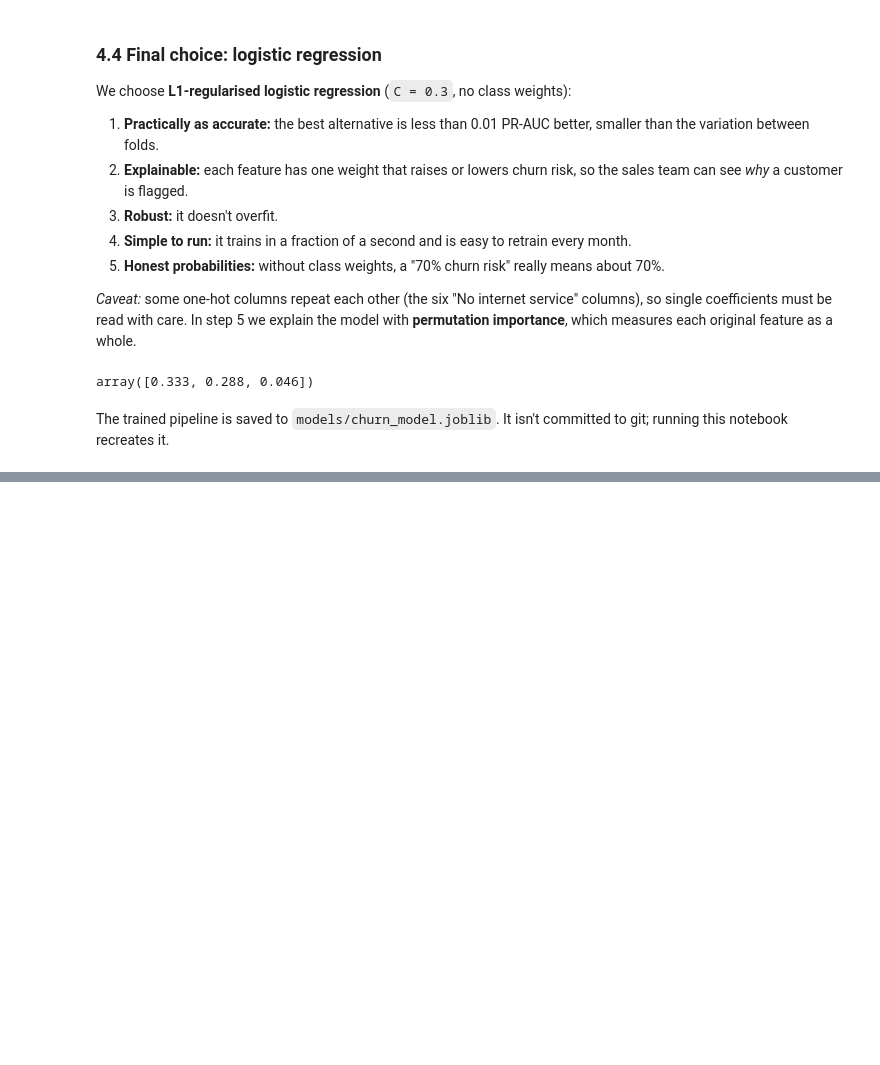
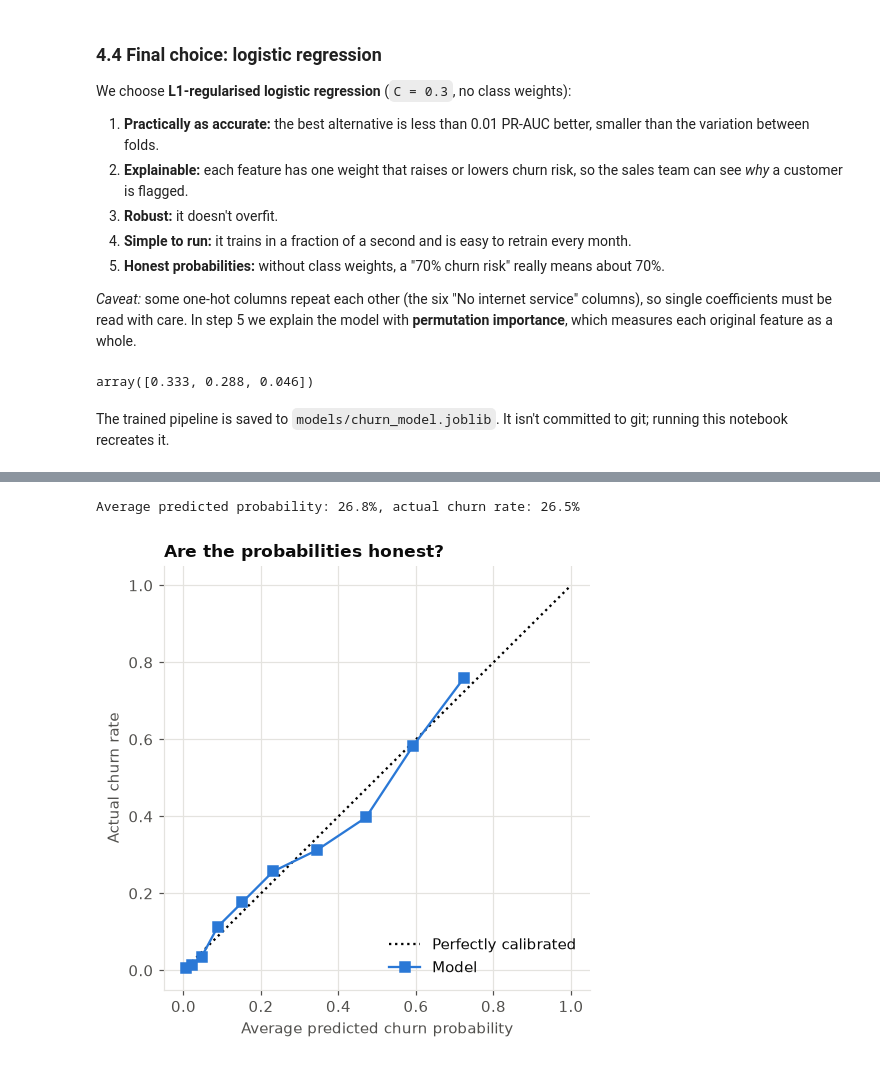
Before and after one commit to MuteMuty/telco-churn, a Jupyter notebook: notebooks/churn_analysis.ipynb, the cells around one changed output, grey strips where cells are left out. Drawn from its saved outputs; the diff is of its cells as text; code cells hidden in the pictures; blank space fills up the shorter version.

```diff
--- a/notebooks/churn_analysis.ipynb
+++ b/notebooks/churn_analysis.ipynb
@@ -471,0 +577,7 @@ The trained pipeline is saved to `models/churn_model.joblib`. It isn't committed
+# %%
+print(f"Average predicted probability: {test_proba.mean():.1%}, actual churn rate: {y_test.mean():.1%}")
+plot_calibration(y_test, test_proba)
+plt.show()
+# %% [output]
+Average predicted probability: 26.8%, actual churn rate: 26.5%
+[figure, added]
```
Also changed, not shown: parts of 22 cells of this notebook, 2 other files.
